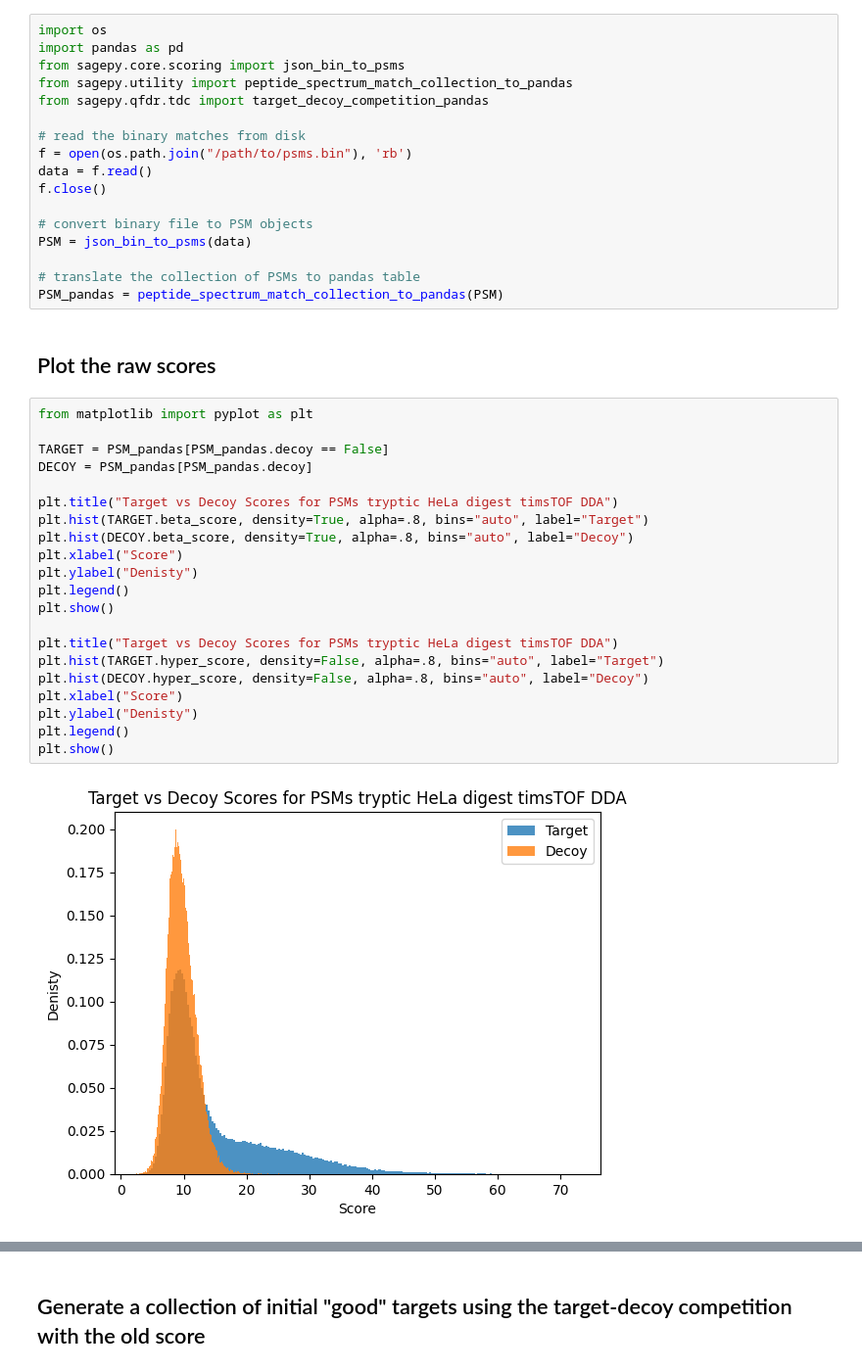
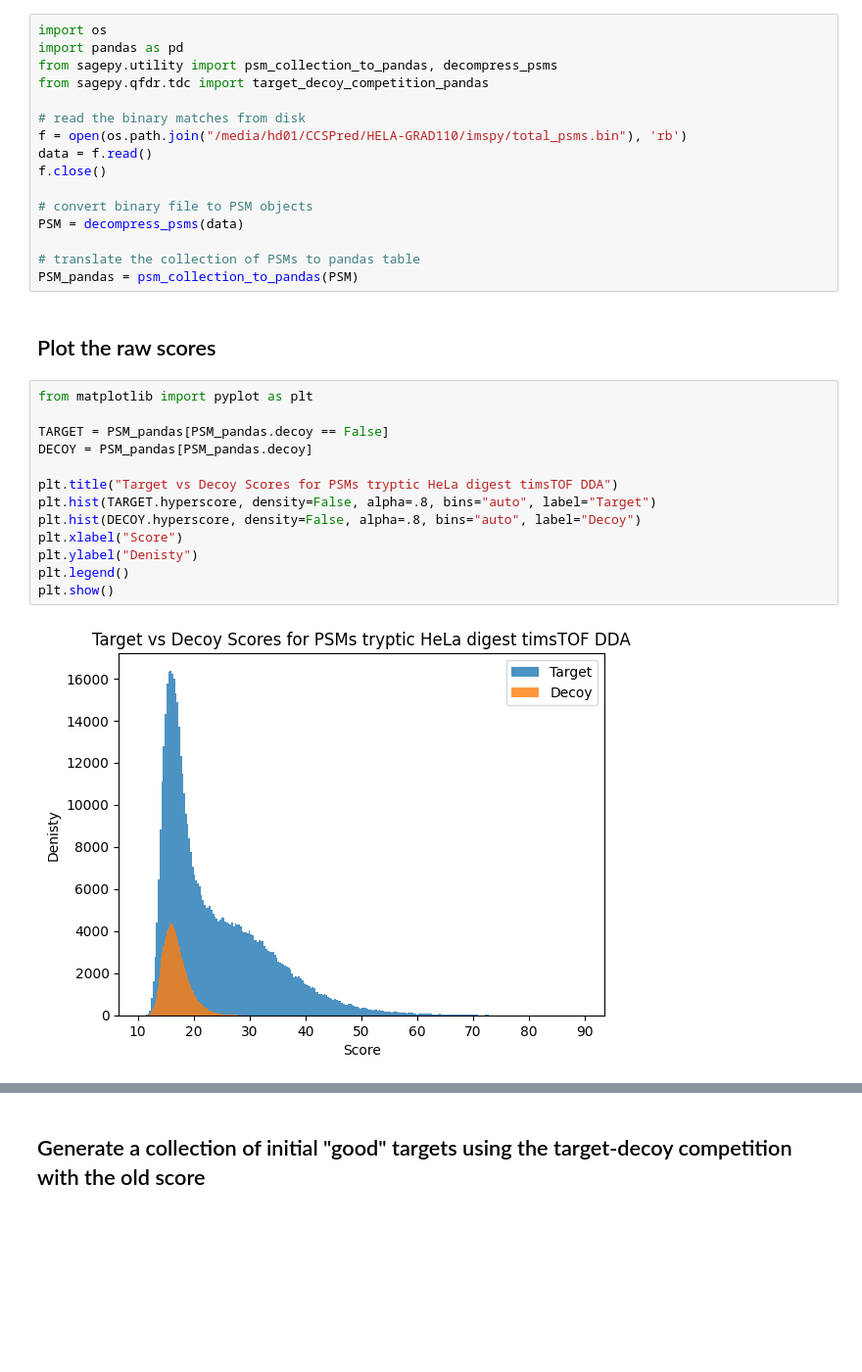
Before and after one commit to theGreatHerrLebert/sagepy, a Jupyter notebook: sagepy/examples/rescoring/rescoring.ipynb, the cells around one changed output, grey strips where cells are left out. Shown at 98% size. Cells and saved outputs as stored; diff of their text form; blank space fills up the shorter version.

```diff
--- a/sagepy/examples/rescoring/rescoring.ipynb
+++ b/sagepy/examples/rescoring/rescoring.ipynb
@@ -15,42 +15,33 @@ This is the follow-up notebook of the "property_prediction" notebook. If you hav
 # %%
 import os
 import pandas as pd
-from sagepy.core.scoring import json_bin_to_psms
-from sagepy.utility import peptide_spectrum_match_collection_to_pandas
+from sagepy.utility import psm_collection_to_pandas, decompress_psms
 from sagepy.qfdr.tdc import target_decoy_competition_pandas
 
 # read the binary matches from disk
-f = open(os.path.join("/path/to/psms.bin"), 'rb')
+f = open(os.path.join("/media/hd01/CCSPred/HELA-GRAD110/imspy/total_psms.bin"), 'rb')
 data = f.read()
 f.close()
 
 # convert binary file to PSM objects
-PSM = json_bin_to_psms(data)
+PSM = decompress_psms(data)
 
 # translate the collection of PSMs to pandas table
-PSM_pandas = peptide_spectrum_match_collection_to_pandas(PSM)
+PSM_pandas = psm_collection_to_pandas(PSM)
 # %% [markdown]
 ## Plot the raw scores
 # %%
 from matplotlib import pyplot as plt
 
 TARGET = PSM_pandas[PSM_pandas.decoy == False]
 DECOY = PSM_pandas[PSM_pandas.decoy]
 
 plt.title("Target vs Decoy Scores for PSMs tryptic HeLa digest timsTOF DDA")
-plt.hist(TARGET.beta_score, density=True, alpha=.8, bins="auto", label="Target")
-plt.hist(DECOY.beta_score, density=True, alpha=.8, bins="auto", label="Decoy")
+plt.hist(TARGET.hyperscore, density=False, alpha=.8, bins="auto", label="Target")
+plt.hist(DECOY.hyperscore, density=False, alpha=.8, bins="auto", label="Decoy")
 plt.xlabel("Score")
 plt.ylabel("Denisty")
 plt.legend()
 plt.show()
-
-plt.title("Target vs Decoy Scores for PSMs tryptic HeLa digest timsTOF DDA")
-plt.hist(TARGET.hyper_score, density=False, alpha=.8, bins="auto", label="Target")
-plt.hist(DECOY.hyper_score, density=False, alpha=.8, bins="auto", label="Decoy")
-plt.xlabel("Score")
-plt.ylabel("Denisty")
-plt.legend()
-plt.show()
 # %% [output]
-[figure, old version]
+[figure, new version]
```
Also changed, not shown: parts of 6 cells of this notebook, 4 other files.
